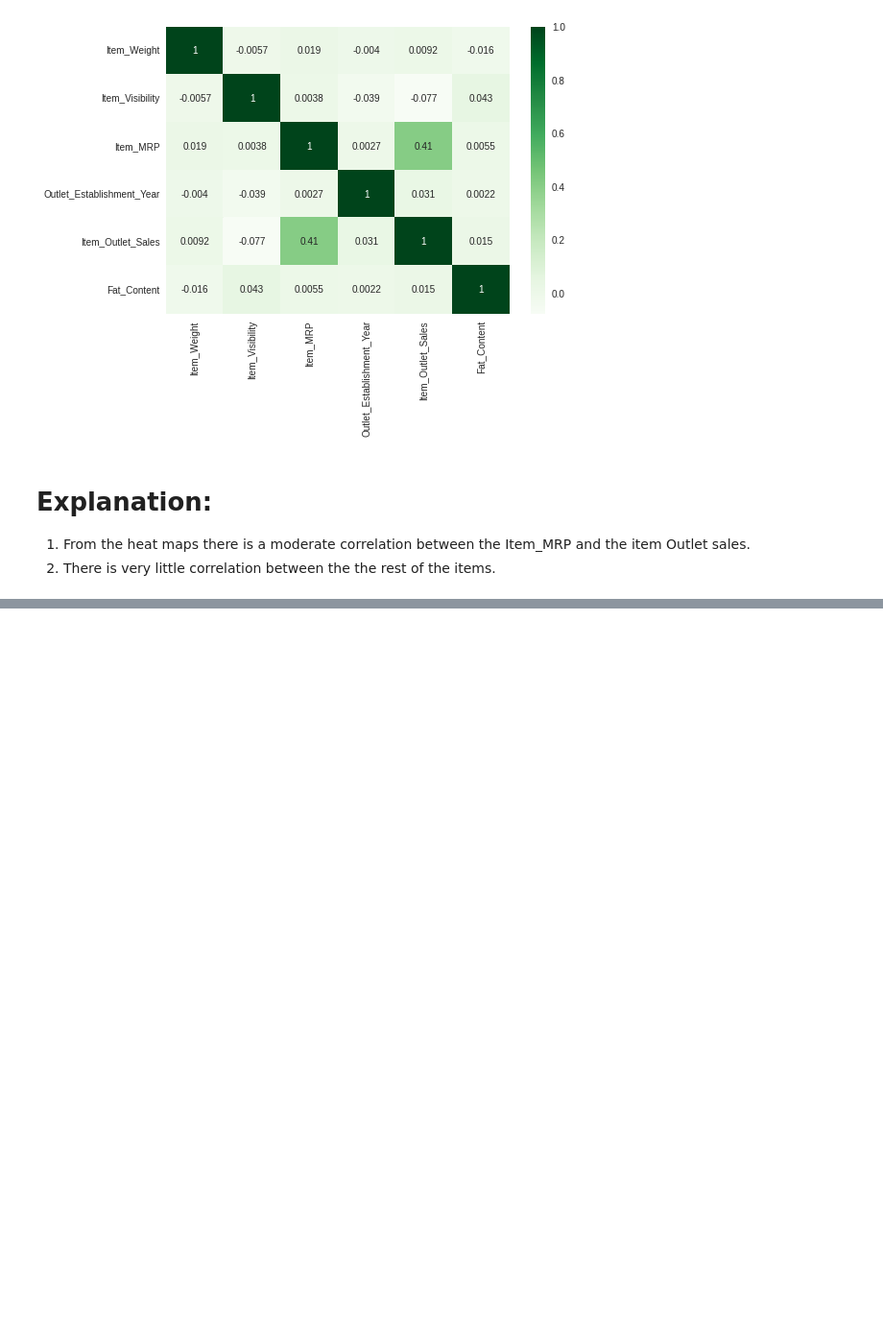
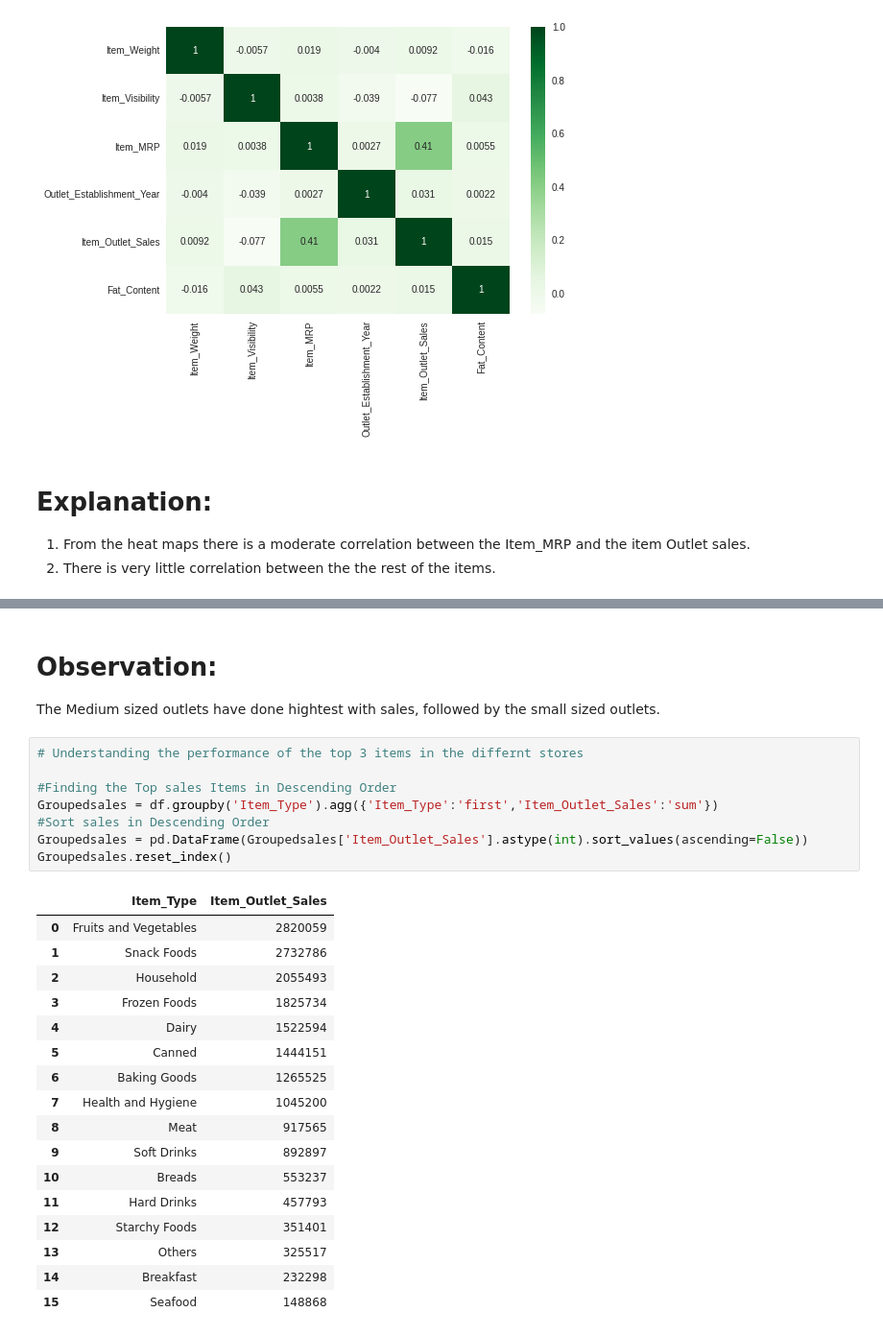
Before and after one commit to imugagga/Sales-Predictions---JFood-Sores, a Jupyter notebook: Sales_Predictions_Mugagga_Innocent.ipynb, the cells around one changed output, grey strips where cells are left out. Shown at 96% size. Saved outputs shown, nothing was run; the diff lists cells and outputs as text; blank space fills up the shorter version.

```diff
--- a/Sales_Predictions_Mugagga_Innocent.ipynb
+++ b/Sales_Predictions_Mugagga_Innocent.ipynb
@@ -401,0 +443,29 @@ sns.heatmap(Corr,cmap = 'Greens',annot=True)
+# %% [markdown]
+# Observation:
+The Medium sized outlets have done hightest with sales, followed by the small sized outlets.
+# %%
+# Understanding the performance of the top 3 items in the differnt stores
+
+#Finding the Top sales Items in Descending Order
+Groupedsales = df.groupby('Item_Type').agg({'Item_Type':'first','Item_Outlet_Sales':'sum'})
+#Sort sales in Descending Order
+Groupedsales = pd.DataFrame(Groupedsales['Item_Outlet_Sales'].astype(int).sort_values(ascending=False))
+Groupedsales.reset_index()
+# %% [output]
+|  | Item_Type | Item_Outlet_Sales |
+| 0 | Fruits and Vegetables | 2820059 |
+| 1 | Snack Foods | 2732786 |
+| 2 | Household | 2055493 |
+| 3 | Frozen Foods | 1825734 |
+| 4 | Dairy | 1522594 |
+| 5 | Canned | 1444151 |
+| 6 | Baking Goods | 1265525 |
+| 7 | Health and Hygiene | 1045200 |
+| 8 | Meat | 917565 |
+| 9 | Soft Drinks | 892897 |
+| 10 | Breads | 553237 |
+| 11 | Hard Drinks | 457793 |
+| 12 | Starchy Foods | 351401 |
+| 13 | Others | 325517 |
+| 14 | Breakfast | 232298 |
+| 15 | Seafood | 148868 |
```
Also changed, not shown: parts of 12 cells of this notebook.
